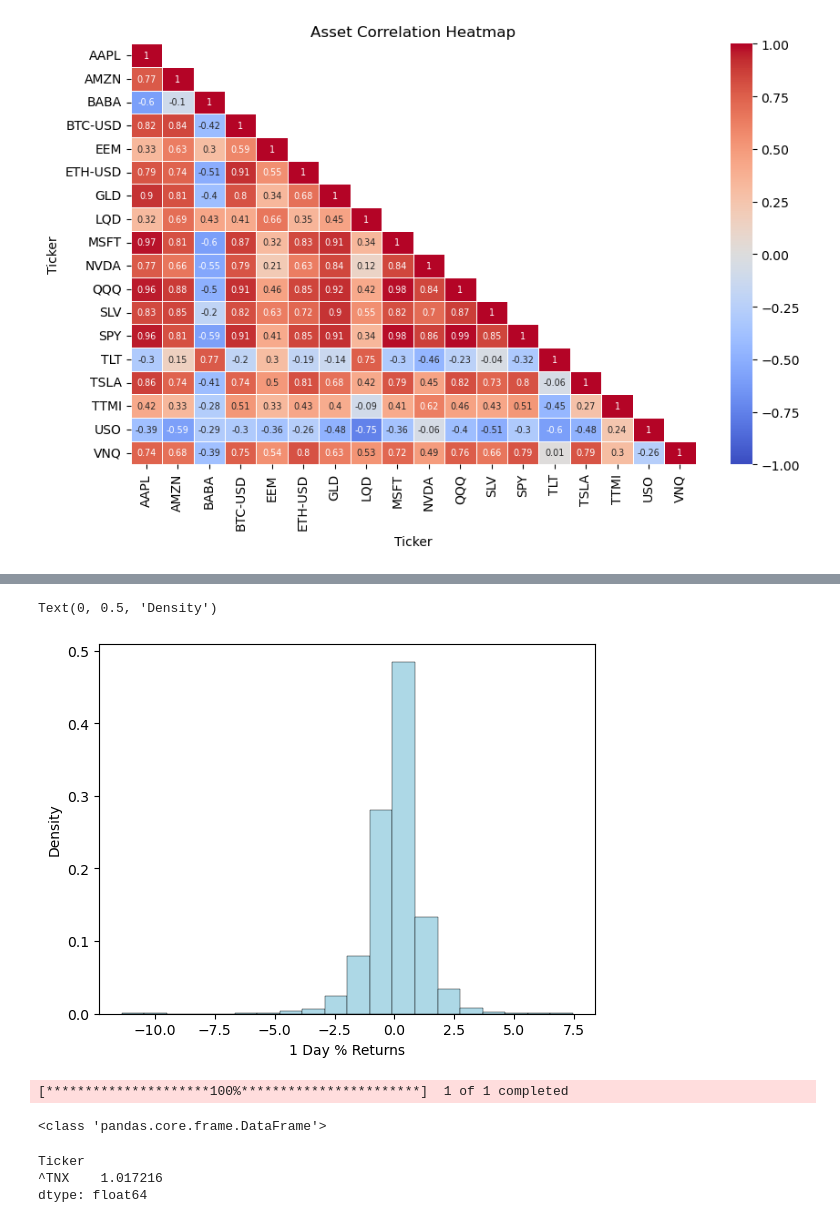
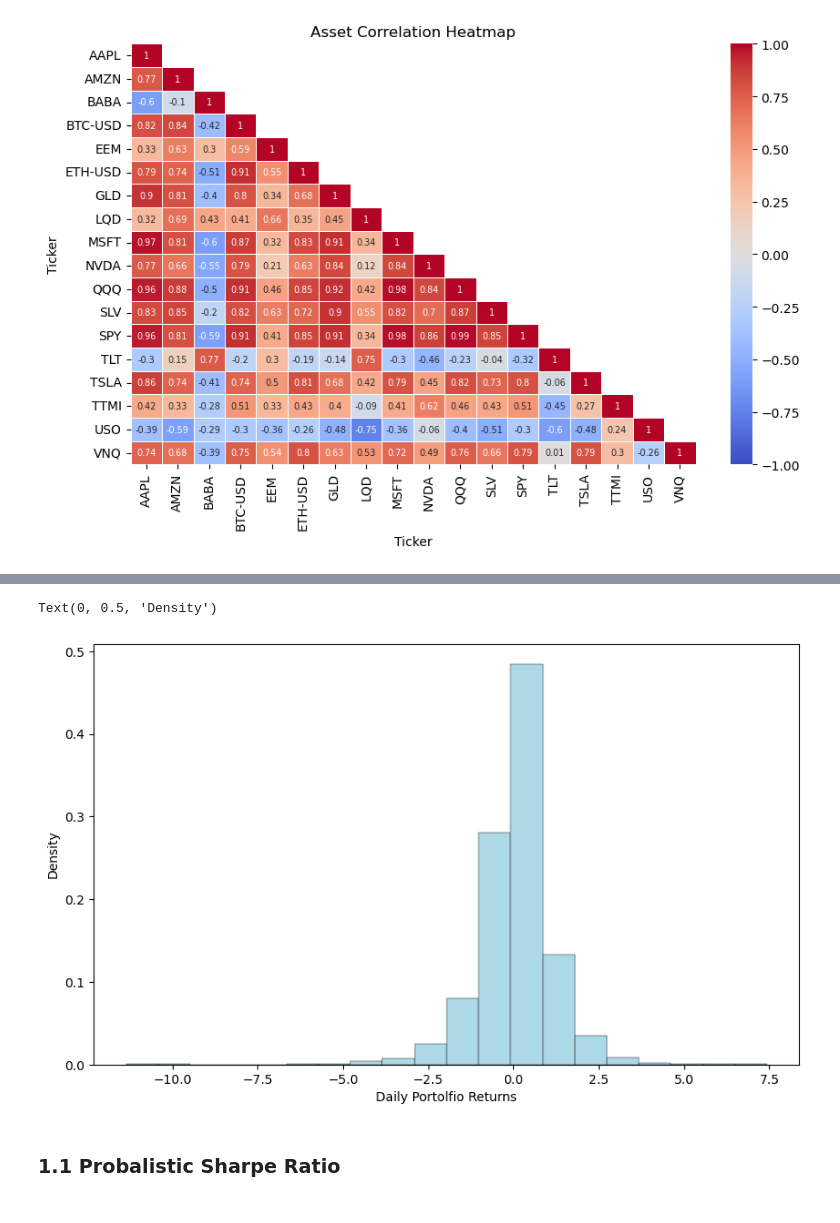
Before and after one commit to alexrsanderson/QuantAI, a Jupyter notebook: portfolio.ipynb, the cells around one changed output, grey strips where cells are left out. Drawn from its saved outputs; the diff is of its cells as text; code cells hidden in the pictures.

```diff
--- a/portfolio.ipynb
+++ b/portfolio.ipynb
@@ -37,18 +42,10 @@ pandas.core.series.Series
 # %%
+plt.figure(figsize=(10,6))
 plt.hist(portfolio_returns*100, bins=20, color='lightblue', edgecolor='black', linewidth=0.3,density=True)
-plt.xlabel('1 Day % Returns')
+plt.xlabel('Daily Portolfio Returns')
 plt.ylabel('Density')
 # %% [output]
 Text(0, 0.5, 'Density')
-[figure, old version]
+[figure, new version]
-# %%
-cum_returns == cum_returns - 100
-cum_returns = pd.DataFrame(cum_returns).dropna()
-portfolio_returns = portfolio_returns.dropna()
-sd_sr(portfolio=portfolio_returns)
-# %% [output]
-[*********************100%***********************]  1 of 1 completed
-<class 'pandas.core.frame.DataFrame'>
-Ticker
-^TNX    1.017216
-dtype: float64
+# %% [markdown]
+### 1.1 Probalistic Sharpe Ratio
```
Also changed, not shown: parts of 7 cells of this notebook, 2 other files.
